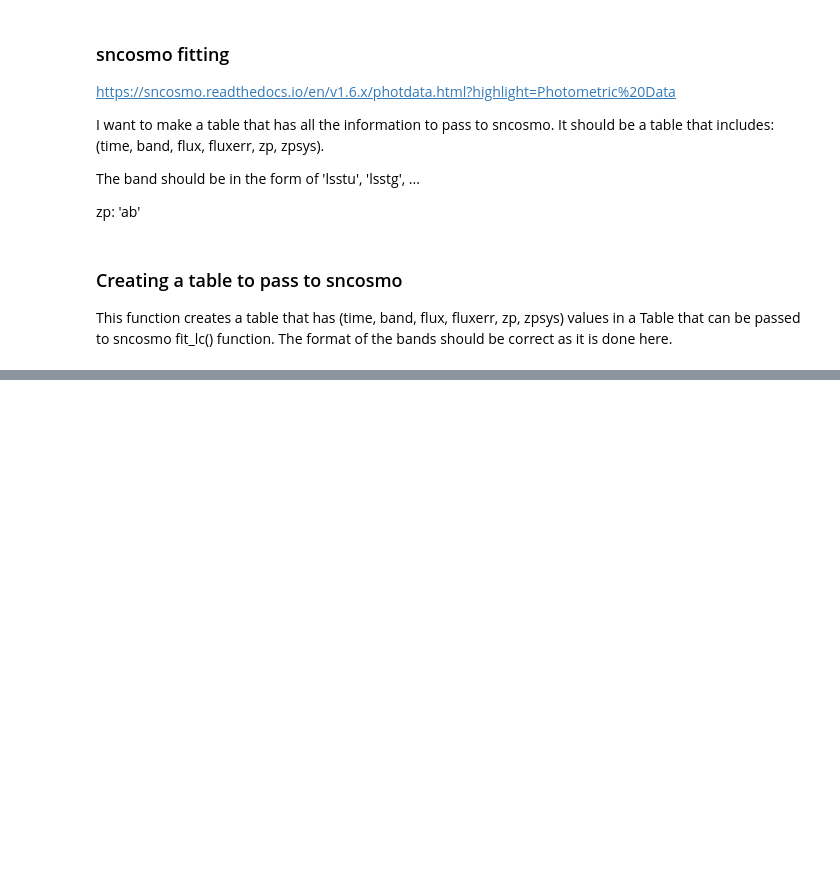
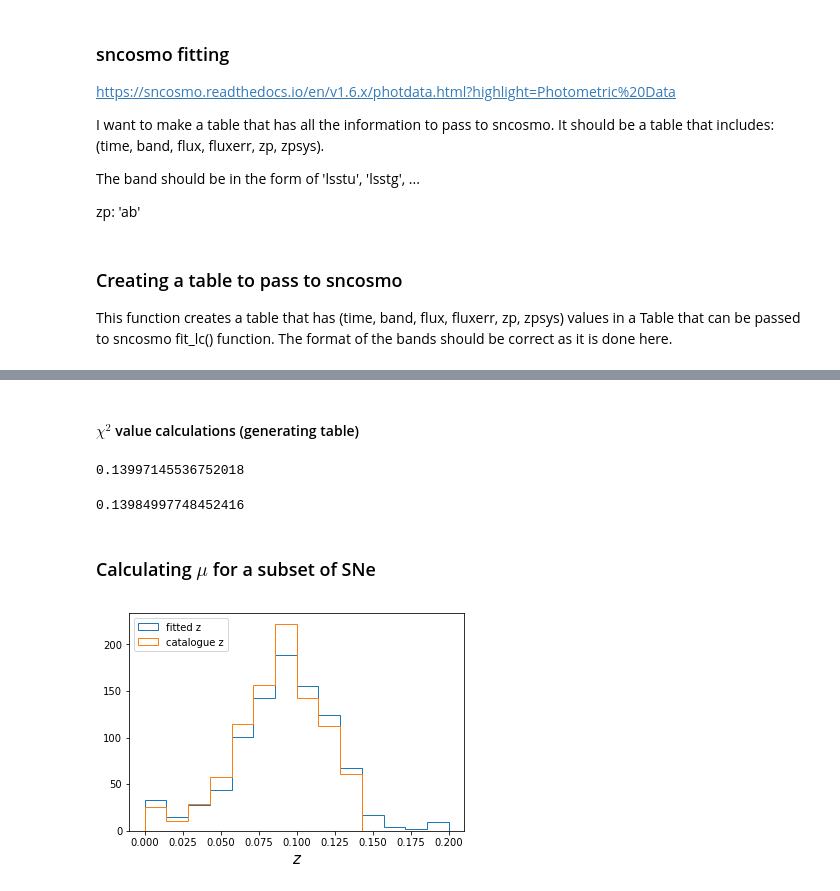
Before and after one commit to Andromedanita/vpec_sn_hack, a Jupyter notebook: Notebooks/Choosing_OpSim_rows.ipynb, the cells around one changed output, grey strips where cells are left out. Drawn from its saved outputs; the diff is of its cells as text; code cells hidden in the pictures; blank space fills up the shorter version.

```diff
--- a/Notebooks/Choosing_OpSim_rows.ipynb
+++ b/Notebooks/Choosing_OpSim_rows.ipynb
@@ -398,4 +368,0 @@ To find which SNe have larger number of times so that we have more points to fit
-# %%
-for i in range(500):
-    if np.shape(timelist_tot[i])[0] > 1300:
-        print (i)
@@ -415,3 +368,0 @@ SN.catsimBandFlux(bandpassobject=LSST_BandPass['r'], time=571190.)
-# %%
-def mB(x0):
-    return 10.635 - (2.5 * np.log10(x0))
@@ -417,0 +424,19 @@ def mB(x0):
+# %%
+def mB_func(x0):
+    return 10.635 - (2.5 * np.log10(x0))
+
+def mu(x0, x1, c, smassval):
+
+    alpha  = 0.141
+    beta   = 3.101
+    mB     = mB_func(x0)
+    DeltaM = -0.07
+
+    if smassval < 1e10:
+        MB = -19.05
+    else:
+        MB = -19.05 + DeltaM
+
+    val   = mB - (MB - (alpha * x1) + (beta * c))
+
+    return val
@@ -417,0 +445,11 @@ def mB(x0):
+# %%
+def sigma_mB(x0, sigma_x0):
+    final_val = (((-2.5/np.log(10)) * (1./x0))**2) *  (sigma_x0**2)
+    return np.sqrt(final_val)
+
+def sigma_mu(sigma_mBval, sigma_x1, sigma_c):
+    alpha     = 0.141
+    beta      = 3.101
+    val_err   = (sigma_mBval**2) + ((alpha**2) * (sigma_x1**2)) + ((beta**2) * (sigma_c**2))
+    final_val = np.sqrt(val_err)
+    return final_val
@@ -417,0 +591,2 @@ def mB(x0):
+# %% [markdown]
+#### $\chi^2$ value calculations (generating table)
@@ -417,0 +599,19 @@ def mB(x0):
+# %%
+np.max(zvals)
+# %% [output]
+0.13997145536752018
+# %%
+np.max(ztruevals)
+# %% [output]
+0.13984997748452416
+# %% [markdown]
+### Calculating $\mu$ for a subset of SNe
+# %%
+plt.hist(zvals_fitsn,       histtype='step', bins=np.linspace(0.,0.2,15), label='fitted z')
+plt.hist(ztruevals,         histtype='step', bins=np.linspace(0.,0.2,15), label='catalogue z')
+#plt.hist(z_reverse_vals_mod,histtype='step', bins=np.linspace(0.,0.2,15), label='$z(mu)$')
+plt.legend(loc='upper left')
+plt.xlabel("$z$", fontsize=15)
+plt.savefig("zfit_zcat_hist_929SN.png")
+# %% [output]
+[figure, added]
```
Also changed, not shown: parts of 100 cells of this notebook.
